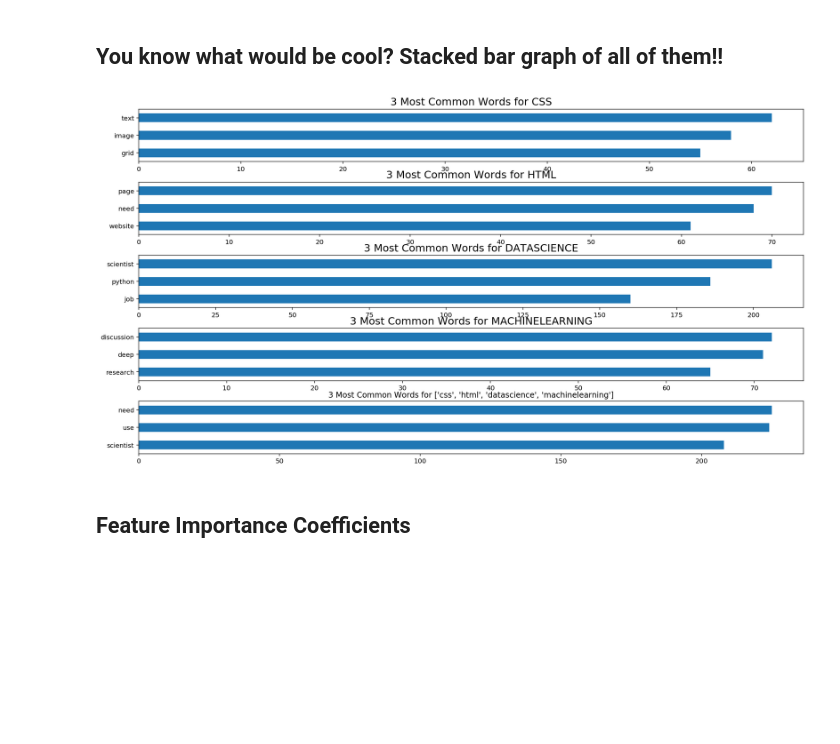
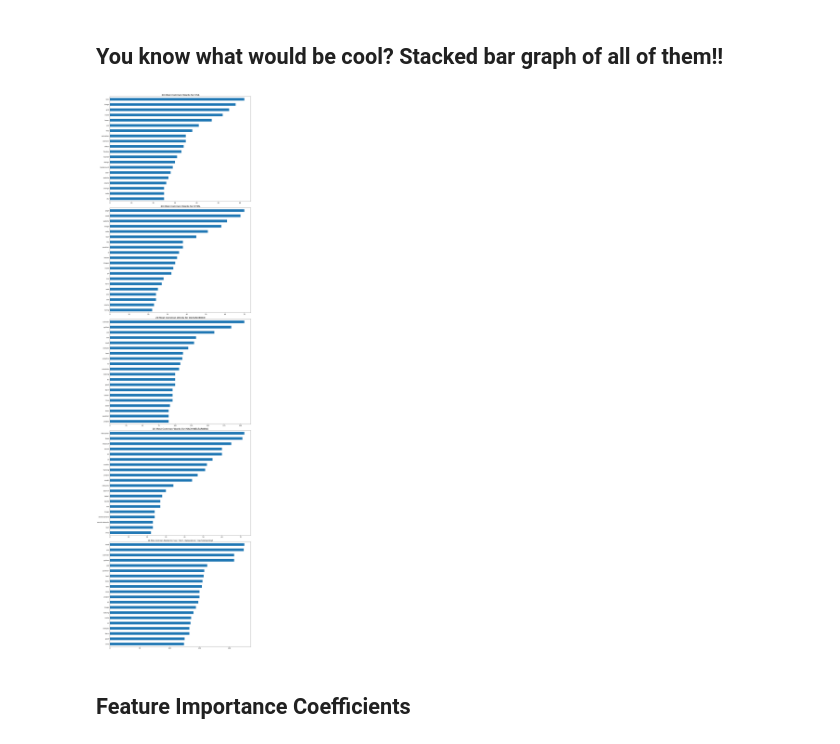
Before and after one commit to datapointchris/reddit-nlp, a Jupyter notebook: code/ds_workflow.ipynb, the cells around one changed output. Saved outputs shown, nothing was run; the diff lists cells and outputs as text; code cells hidden in the pictures; blank space fills up the shorter version.

Commit message:
FIXED plot_most_common_pairs

```diff
--- a/code/ds_workflow.ipynb
+++ b/code/ds_workflow.ipynb
@@ -182,8 +182,7 @@ def plot_most_common(df, features_df, num_features=20, standardize=False, includ
 
     fig, ax = plt.subplots(ncols=1,
                            nrows=len(subreddit_list) + int(1 if include_combined else 0),
-                           figsize=(15,num_features/1.5*len(subreddit_list)))
-    fig.tight_layout()
+                           figsize=(15, num_features/1.5*len(subreddit_list)))
 
     for subplot_idx, sub in enumerate(subreddit_list):
         sub_features = features_df.loc[df['subreddit'] == sub]
@@ -201,10 +200,11 @@ def plot_most_common(df, features_df, num_features=20, standardize=False, includ
         if standardize:
             max_occurence = features_df.sum().max()
             ax[subplot_idx+1].set_xlim(0,max_occurence)
+    plt.tight_layout()
 # %%
-plot_most_common(df, features_df, num_features=3, include_combined=True)
+plot_most_common(df, features_df, num_features=20, include_combined=True)
 # %% [output]
-[figure, old version]
+[figure, new version]
 # %% [markdown]
 ## Feature Importance Coefficients
 # %%
```
Also changed, not shown: parts of 8 cells of this notebook.
